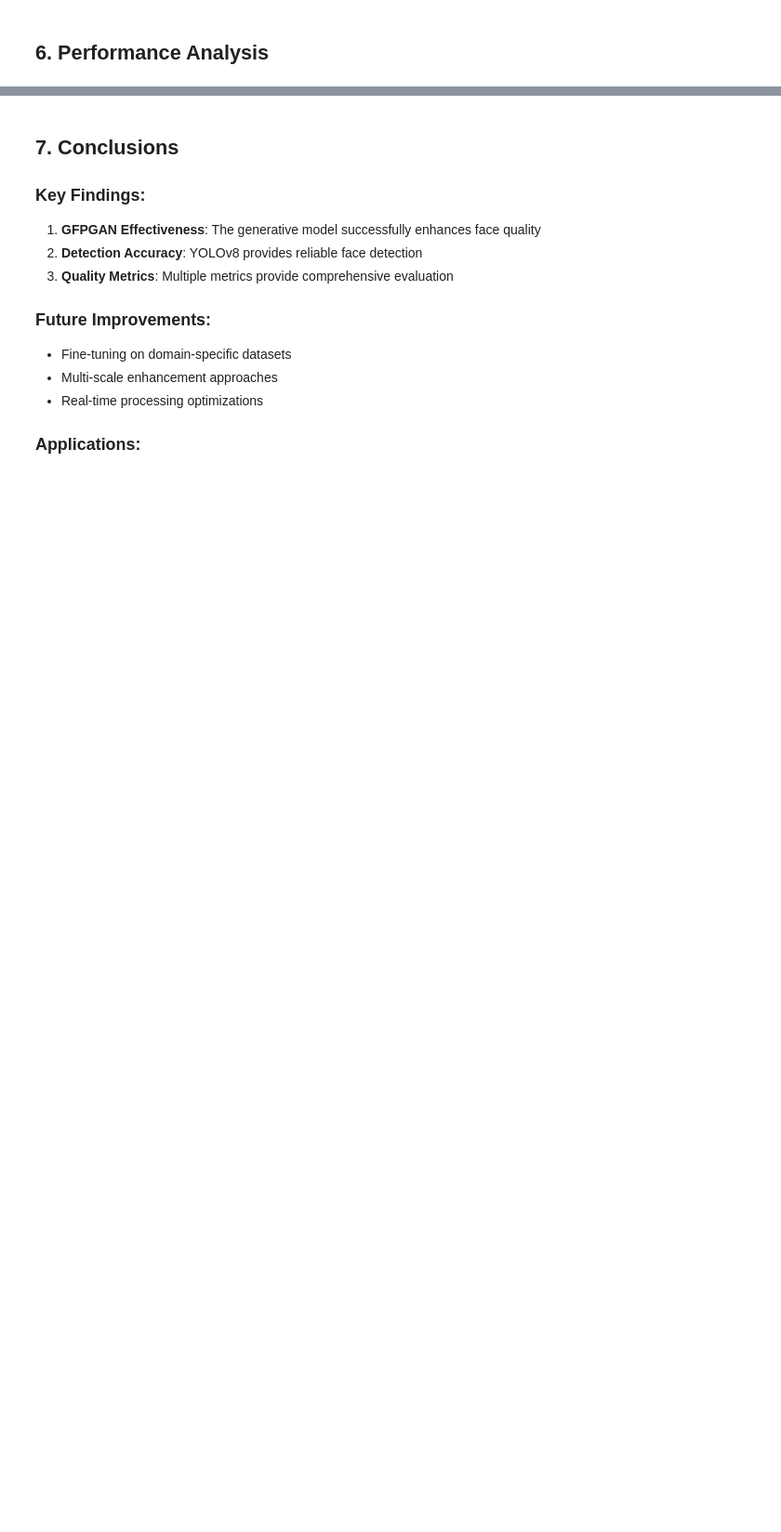
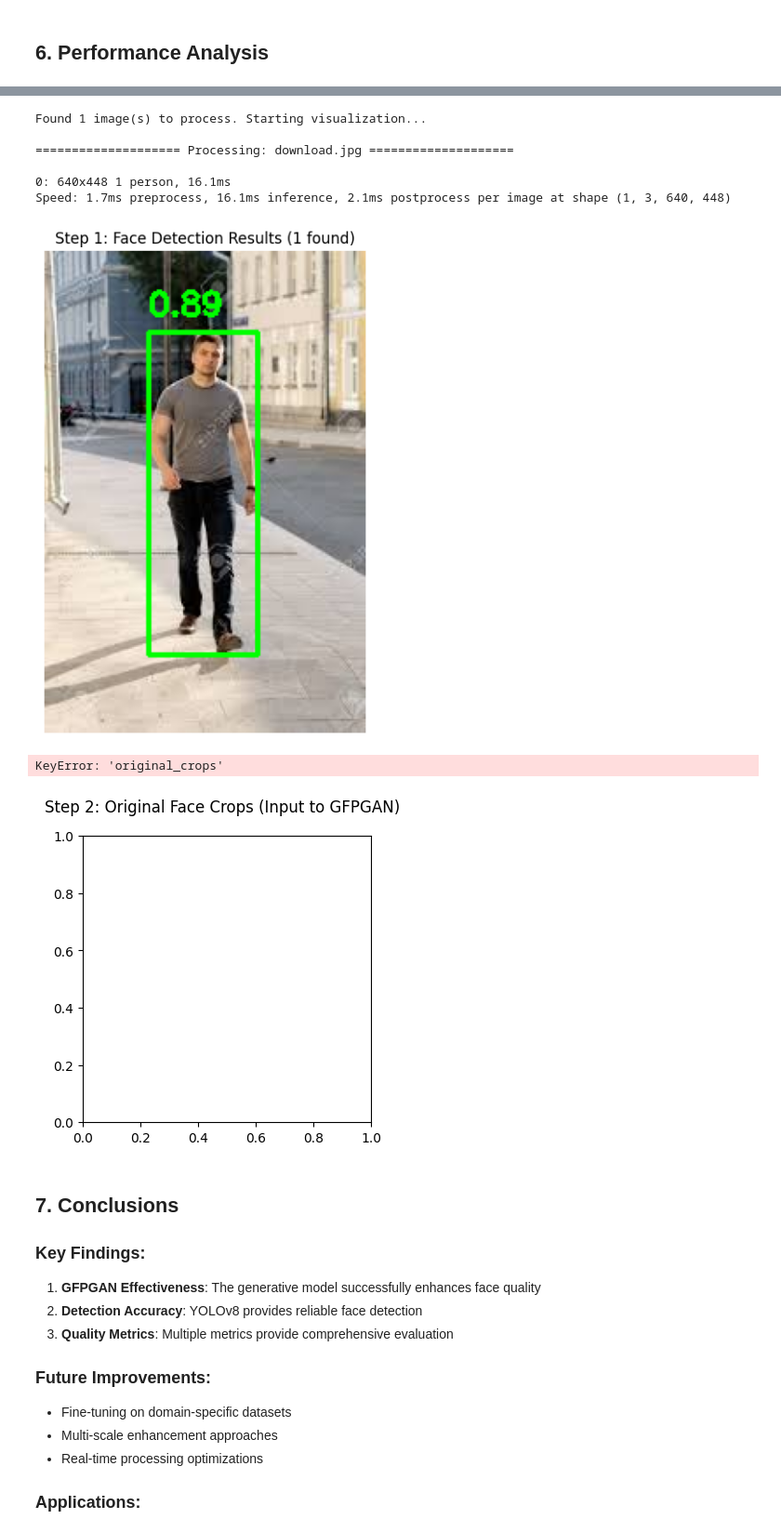
Before and after one commit to mattohan567/super_face, a Jupyter notebook: Face_Super_Resolution_Project.ipynb, the cells around one changed output, grey strips where cells are left out. Shown at 93% size. Drawn from its saved outputs; the diff is of its cells as text; code cells hidden in the pictures; blank space fills up the shorter version.

Commit message:
fixed processing logic

```diff
--- a/Face_Super_Resolution_Project.ipynb
+++ b/Face_Super_Resolution_Project.ipynb
@@ -153,3 +201,77 @@ print(f"LPIPS < 0.2: {'✓ Good' if avg_lpips < 0.2 else '✗ Needs improvement'
+# %%
+#process image and visualize each step
+from pathlib import Path
+
+# --- Find image(s) to process ---
+image_dir = Path("input_images")
+image_paths = list(image_dir.glob('*.[jp][pn]g'))
+
+if not image_paths:
+    print(f"No images found in '{image_dir}'. Please add your image there.")
+else:
+    print(f"Found {len(image_paths)} image(s) to process. Starting visualization...\n")
+
+    # --- Loop through each image and visualize the entire pipeline ---
+    for image_path in image_paths:
+        print(f"==================== Processing: {image_path.name} ====================")
+
+        # Perform the full enhancement process
+        results = enhancer.process_image(image_path)
+
+        # --- VISUAL INSPECTION STEP 1: Face Detection Bounding Boxes ---
+        img_with_boxes = results['original'].copy()
+        for (x1, y1, x2, y2, conf) in results['face_boxes']:
+            cv2.rectangle(img_with_boxes, (x1, y1), (x2, y2), (0, 255, 0), 2)
+            cv2.putText(img_with_boxes, f"{conf:.2f}", (x1, y1-10), cv2.FONT_HERSHEY_SIMPLEX, 0.6, (0, 255, 0), 2)
+
+        plt.figure(figsize=(7, 7))
+        plt.imshow(img_with_boxes)
+        plt.title(f"Step 1: Face Detection Results ({results['faces_detected']} found)")
+        plt.axis('off')
+        plt.show()
+
+        if results['faces_detected'] > 0:
+            # --- VISUAL INSPECTION STEP 2: Original Cropped Faces ---
+            fig, axes = plt.subplots(1, results['faces_detected'], figsize=(4 * results['faces_detected'], 4))
+            fig.suptitle("Step 2: Original Face Crops (Input to GFPGAN)")
+            if results['faces_detected'] == 1: axes = [axes] # Make it iterable
+            for i, crop in enumerate(results['original_crops']):
+                axes[i].imshow(crop)
+                axes[i].set_title(f"Face #{i+1}")
+                axes[i].axis('off')
+            plt.show()
+
+            # --- VISUAL INSPECTION STEP 3: Enhanced Face Crops ---
+            fig, axes = plt.subplots(1, results['faces_detected'], figsize=(4 * results['faces_detected'], 4))
+            fig.suptitle("Step 3: Enhanced Face Crops (Output from GFPGAN)")
+            if results['faces_detected'] == 1: axes = [axes] # Make it iterable
+            for i, crop in enumerate(results['enhanced_crops']):
+                axes[i].imshow(crop)
+                axes[i].set_title(f"Enhanced Face #{i+1}")
+                axes[i].axis('off')
+            plt.show()
+
+        # --- VISUAL INSPECTION STEP 4: Final Comparison ---
+        print("\nStep 4: Final Before & After Comparison")
+        enhancer.visualize_results(results)
+
+        # --- Print the quantitative metrics for this image ---
+        metrics = evaluator.evaluate_enhancement(results['original'], results['enhanced'])
+        print("\n--- Quality Metrics ---")
+        print(f"  PSNR: {metrics['psnr']:.2f} dB (Higher is better)")
+        print(f"  SSIM: {metrics['ssim']:.3f} (Higher is better)")
+        print(f"  LPIPS: {metrics['lpips']:.3f} (Lower is better)")
+        print("=================================================================\n")
+# %% [output]
+Found 1 image(s) to process. Starting visualization...
+
+==================== Processing: download.jpg ====================
+
+0: 640x448 1 person, 16.1ms
+Speed: 1.7ms preprocess, 16.1ms inference, 2.1ms postprocess per image at shape (1, 3, 640, 448)
+[figure, added]
+KeyError: 'original_crops'
+[figure, added]
 # %% [markdown]
 ## 7. Conclusions
 
```
Also changed, not shown: parts of 9 cells of this notebook, 3 other files.
